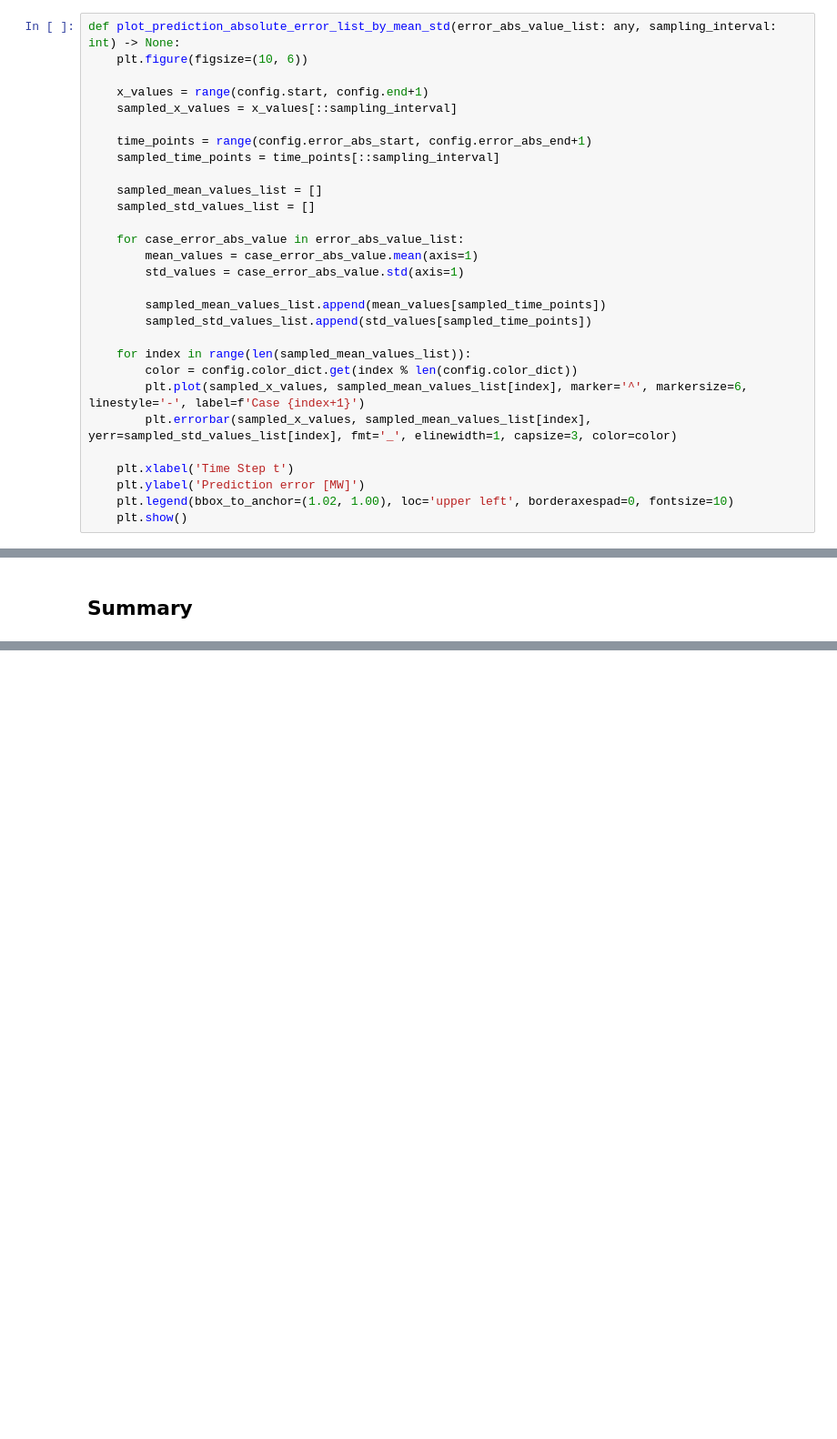
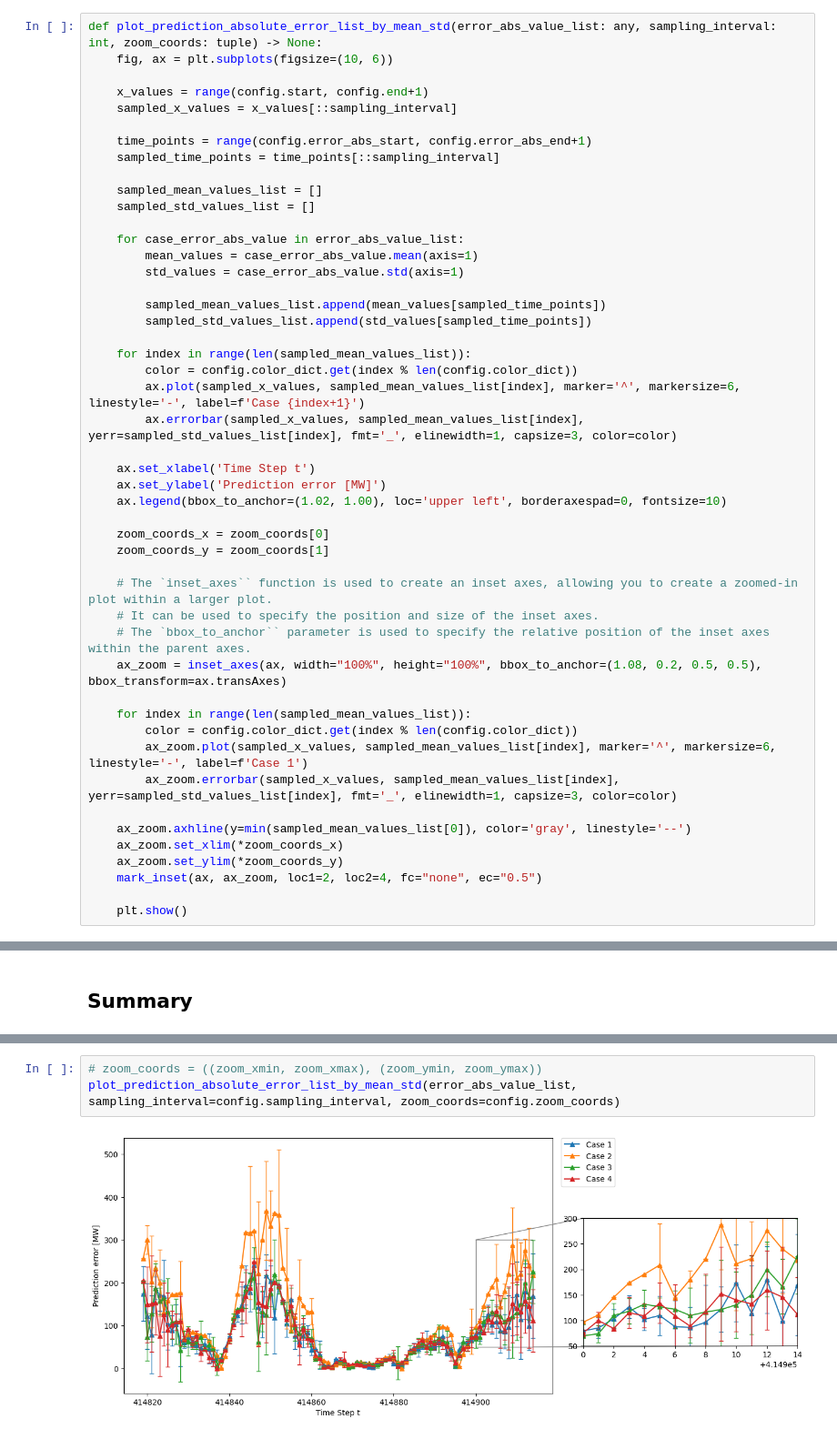
Before and after one commit to tyokyo320/time-series, a Jupyter notebook: utils/predict.ipynb, the cells around one changed output, grey strips where cells are left out. Shown at 91% size. Saved outputs shown, nothing was run; the diff lists cells and outputs as text; blank space fills up the shorter version.

Commit message:
✨ feat: add zoom_coords

```diff
--- a/utils/predict.ipynb
+++ b/utils/predict.ipynb
@@ -141,8 +140,8 @@ def plot_prediction_absolute_error_by_mean_std(error_abs_value: any, sampling_in
     plt.legend(bbox_to_anchor=(1.02, 1.00), loc='upper left', borderaxespad=0, fontsize=10)
     plt.show()
 # %%
-def plot_prediction_absolute_error_list_by_mean_std(error_abs_value_list: any, sampling_interval: int) -> None:
-    plt.figure(figsize=(10, 6))
+def plot_prediction_absolute_error_list_by_mean_std(error_abs_value_list: any, sampling_interval: int, zoom_coords: tuple) -> None:
+    fig, ax = plt.subplots(figsize=(10, 6))
 
     x_values = range(config.start, config.end+1)
     sampled_x_values = x_values[::sampling_interval]
@@ -162,12 +161,31 @@ def plot_prediction_absolute_error_list_by_mean_std(error_abs_value_list: any, s
 
     for index in range(len(sampled_mean_values_list)):
         color = config.color_dict.get(index % len(config.color_dict))
-        plt.plot(sampled_x_values, sampled_mean_values_list[index], marker='^', markersize=6, linestyle='-', label=f'Case {index+1}')
-        plt.errorbar(sampled_x_values, sampled_mean_values_list[index], yerr=sampled_std_values_list[index], fmt='_', elinewidth=1, capsize=3, color=color)
+        ax.plot(sampled_x_values, sampled_mean_values_list[index], marker='^', markersize=6, linestyle='-', label=f'Case {index+1}')
+        ax.errorbar(sampled_x_values, sampled_mean_values_list[index], yerr=sampled_std_values_list[index], fmt='_', elinewidth=1, capsize=3, color=color)
 
-    plt.xlabel('Time Step t')
-    plt.ylabel('Prediction error [MW]')
-    plt.legend(bbox_to_anchor=(1.02, 1.00), loc='upper left', borderaxespad=0, fontsize=10)
+    ax.set_xlabel('Time Step t')
+    ax.set_ylabel('Prediction error [MW]')
+    ax.legend(bbox_to_anchor=(1.02, 1.00), loc='upper left', borderaxespad=0, fontsize=10)
+
+    zoom_coords_x = zoom_coords[0]
+    zoom_coords_y = zoom_coords[1]
+
+    # The `inset_axes`` function is used to create an inset axes, allowing you to create a zoomed-in plot within a larger plot.
+    # It can be used to specify the position and size of the inset axes.
+    # The `bbox_to_anchor`` parameter is used to specify the relative position of the inset axes within the parent axes.
+    ax_zoom = inset_axes(ax, width="100%", height="100%", bbox_to_anchor=(1.08, 0.2, 0.5, 0.5), bbox_transform=ax.transAxes)
+
+    for index in range(len(sampled_mean_values_list)):
+        color = config.color_dict.get(index % len(config.color_dict))
+        ax_zoom.plot(sampled_x_values, sampled_mean_values_list[index], marker='^', markersize=6, linestyle='-', label=f'Case 1')
+        ax_zoom.errorbar(sampled_x_values, sampled_mean_values_list[index], yerr=sampled_std_values_list[index], fmt='_', elinewidth=1, capsize=3, color=color)
+
+    ax_zoom.axhline(y=min(sampled_mean_values_list[0]), color='gray', linestyle='--')
+    ax_zoom.set_xlim(*zoom_coords_x)
+    ax_zoom.set_ylim(*zoom_coords_y)
+    mark_inset(ax, ax_zoom, loc1=2, loc2=4, fc="none", ec="0.5")
+
     plt.show()
 # %%
 def plot_total_prediction_absolute_error_per_period(error_abs_value: any, period: int) -> None:
@@ -674,0 +744,5 @@ plot_prediction_absolute_error_list_by_mean_std(error_abs_value_list, sampling_i
+# %%
+# zoom_coords = ((zoom_xmin, zoom_xmax), (zoom_ymin, zoom_ymax))
+plot_prediction_absolute_error_list_by_mean_std(error_abs_value_list, sampling_interval=config.sampling_interval, zoom_coords=config.zoom_coords)
+# %% [output]
+[figure, added]
```
Also changed, not shown: parts of 20 cells of this notebook, 1 other file.
